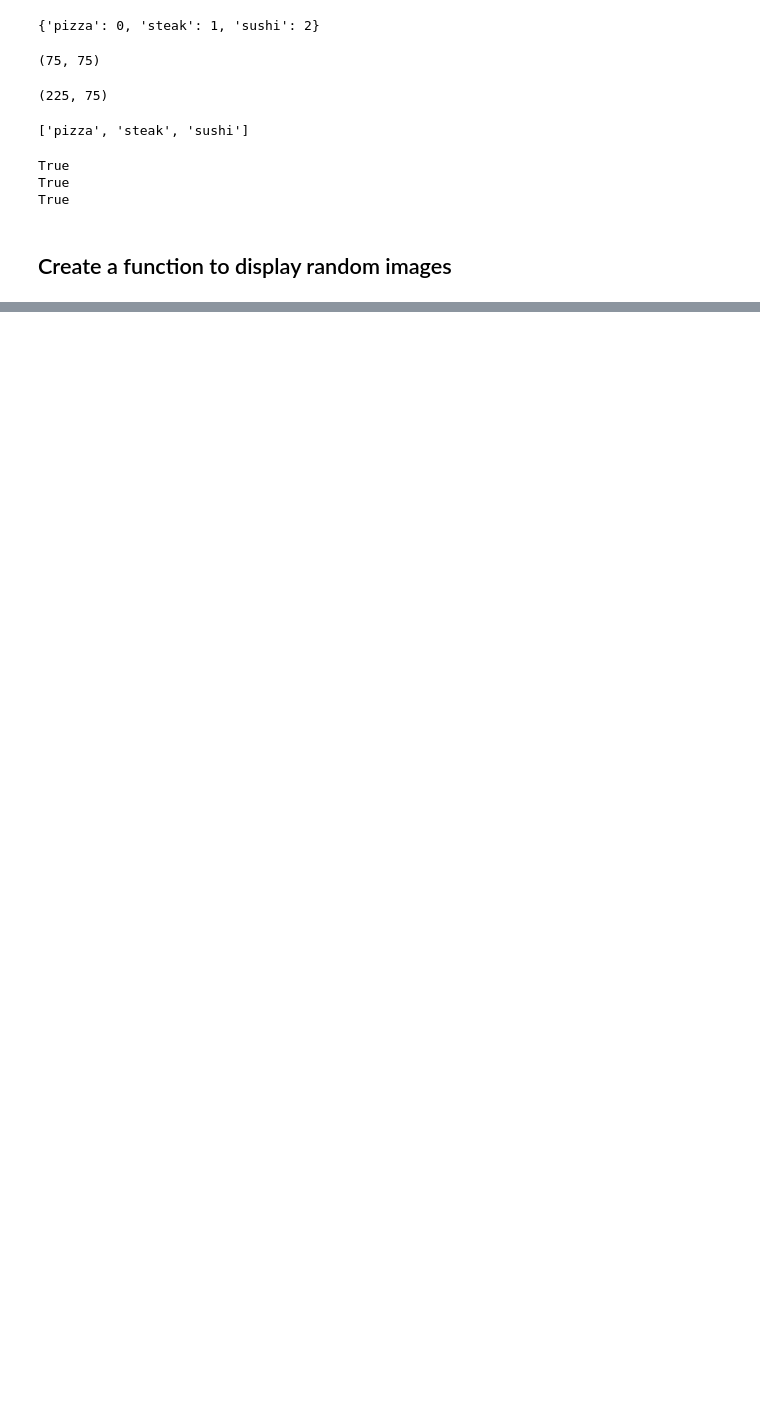
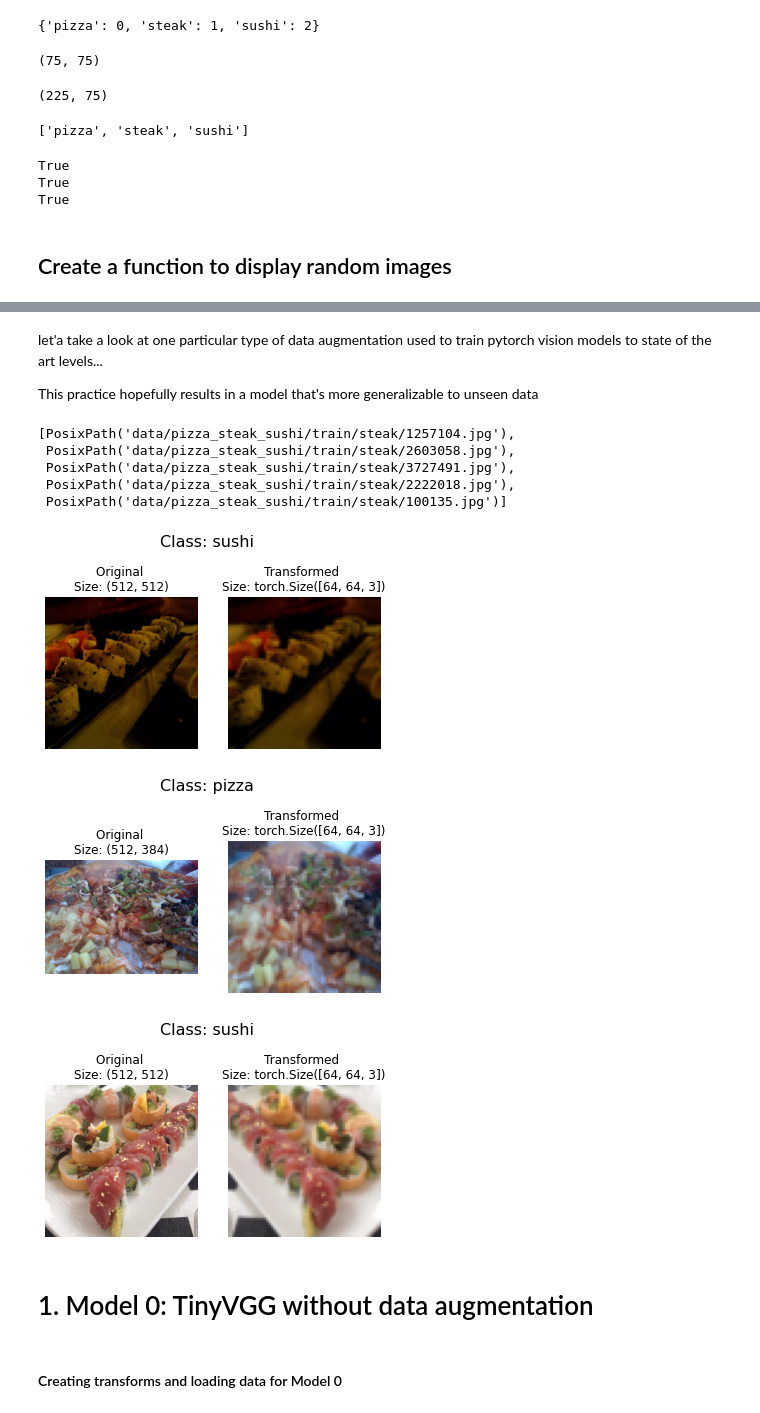
Before and after one commit to pascale25/Deep_learning, a Jupyter notebook: Pytorch_custum_dataset.ipynb, the cells around one changed output, grey strips where cells are left out. Drawn from its saved outputs; the diff is of its cells as text; code cells hidden in the pictures; blank space fills up the shorter version.

```diff
--- a/Pytorch_custum_dataset.ipynb
+++ b/Pytorch_custum_dataset.ipynb
@@ -574,0 +622,4 @@ For display purposes, n shouldn't be larger than 10, setting to 10 and removing
+# %% [markdown]
+let'a take a look at one particular type of data augmentation used to train pytorch vision models to state of the art levels...
+
+This practice hopefully results in a model that's more generalizable to unseen data
@@ -574,0 +638,30 @@ For display purposes, n shouldn't be larger than 10, setting to 10 and removing
+# %%
+# Get all image paths
+image_path_list = list(image_path.glob("*/*/*.jpg"))
+image_path_list[:5]
+# %% [output]
+[PosixPath('data/pizza_steak_sushi/train/steak/1257104.jpg'),
+ PosixPath('data/pizza_steak_sushi/train/steak/2603058.jpg'),
+ PosixPath('data/pizza_steak_sushi/train/steak/3727491.jpg'),
+ PosixPath('data/pizza_steak_sushi/train/steak/2222018.jpg'),
+ PosixPath('data/pizza_steak_sushi/train/steak/100135.jpg')]
+# %%
+#Let's test our data augmentation out!
+# Get all image paths
+image_path_list = list(image_path.glob("*/*/*.jpg"))
+
+# Plot random images
+plot_transformed_images(
+    image_paths=image_path_list,
+    transform=train_transforms,
+    n=3,
+    seed=None
+)
+# %% [output]
+[figure, added]
+[figure, added]
+[figure, added]
+# %% [markdown]
+# 1. Model 0: TinyVGG without data augmentation
+# %% [markdown]
+#### Creating transforms and loading data for Model 0
```
Also changed, not shown: parts of 33 cells of this notebook.
